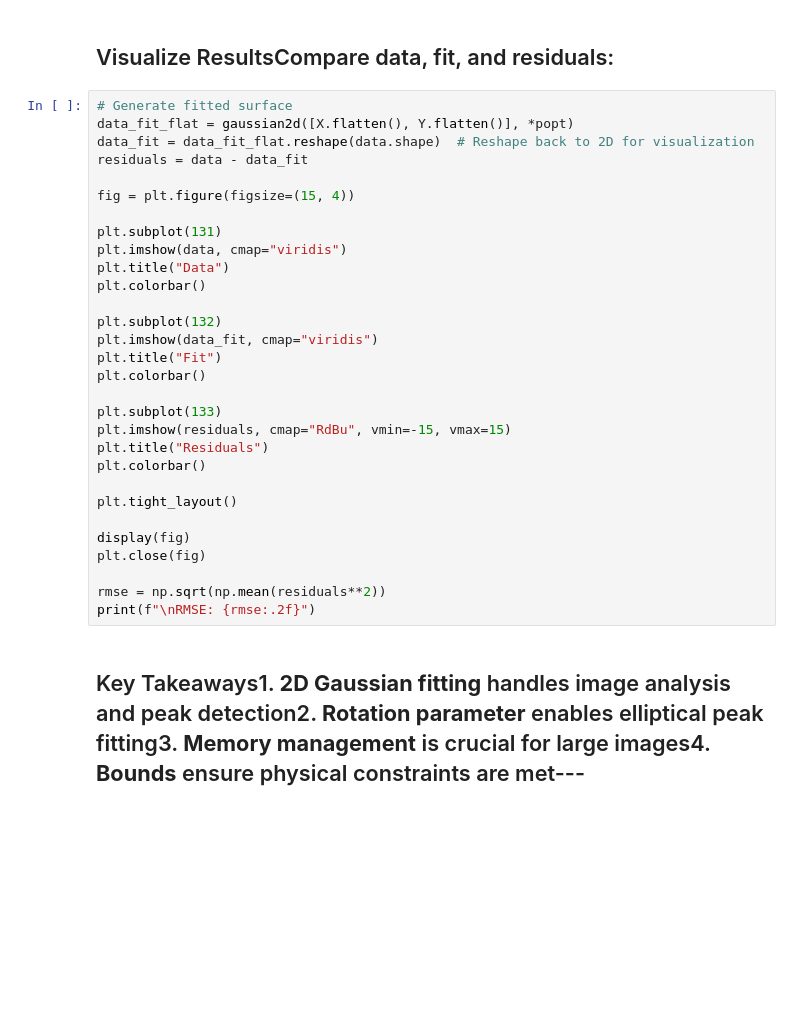
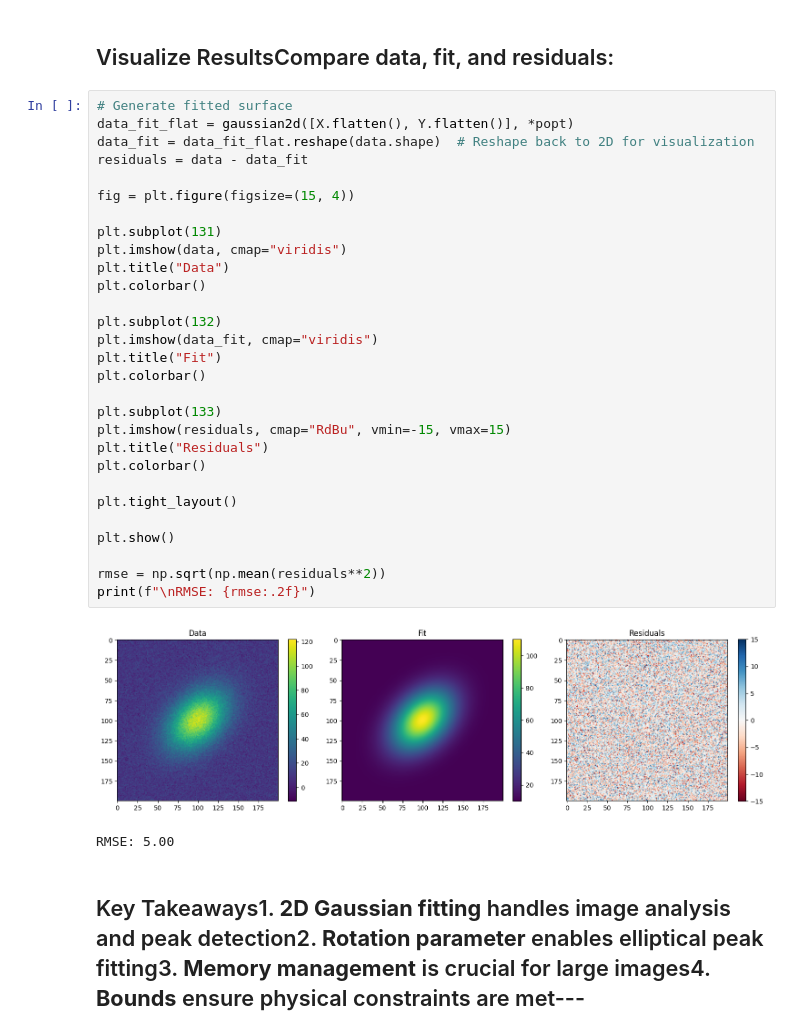
Before and after one commit to imewei/NLSQ, a Jupyter notebook: examples/notebooks/02_core_tutorials/nlsq_2d_gaussian_demo.ipynb, the cells around one changed output. Cells and saved outputs as stored; diff of their text form; blank space fills up the shorter version.

```diff
--- a/examples/notebooks/02_core_tutorials/nlsq_2d_gaussian_demo.ipynb
+++ b/examples/notebooks/02_core_tutorials/nlsq_2d_gaussian_demo.ipynb
@@ -131,33 +170,35 @@ print(f"  Offset:    {popt[6]:.1f} (true: {params_true[6]})")
 # %%
 # Generate fitted surface
 data_fit_flat = gaussian2d([X.flatten(), Y.flatten()], *popt)
 data_fit = data_fit_flat.reshape(data.shape)  # Reshape back to 2D for visualization
 residuals = data - data_fit
 
 fig = plt.figure(figsize=(15, 4))
 
 plt.subplot(131)
 plt.imshow(data, cmap="viridis")
 plt.title("Data")
 plt.colorbar()
 
 plt.subplot(132)
 plt.imshow(data_fit, cmap="viridis")
 plt.title("Fit")
 plt.colorbar()
 
 plt.subplot(133)
 plt.imshow(residuals, cmap="RdBu", vmin=-15, vmax=15)
 plt.title("Residuals")
 plt.colorbar()
 
 plt.tight_layout()
 
-display(fig)
-plt.close(fig)
+plt.show()
 
 rmse = np.sqrt(np.mean(residuals**2))
 print(f"\nRMSE: {rmse:.2f}")
+# %% [output]
+[figure, added]
+RMSE: 5.00
 # %% [markdown]
 ## Key Takeaways1. **2D Gaussian fitting** handles image analysis and peak detection2. **Rotation parameter** enables elliptical peak fitting3. **Memory management** is crucial for large images4. **Bounds** ensure physical constraints are met---
 # %% [markdown]
```
Also changed, not shown: parts of 4 cells of this notebook, 1 other file.
